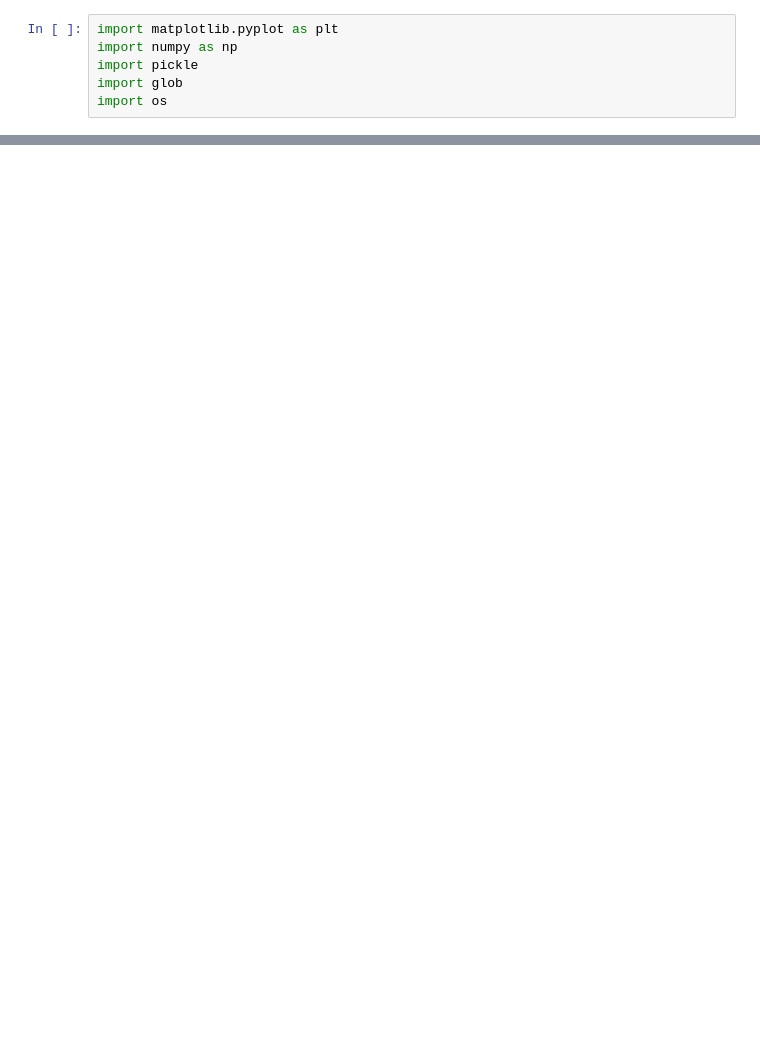
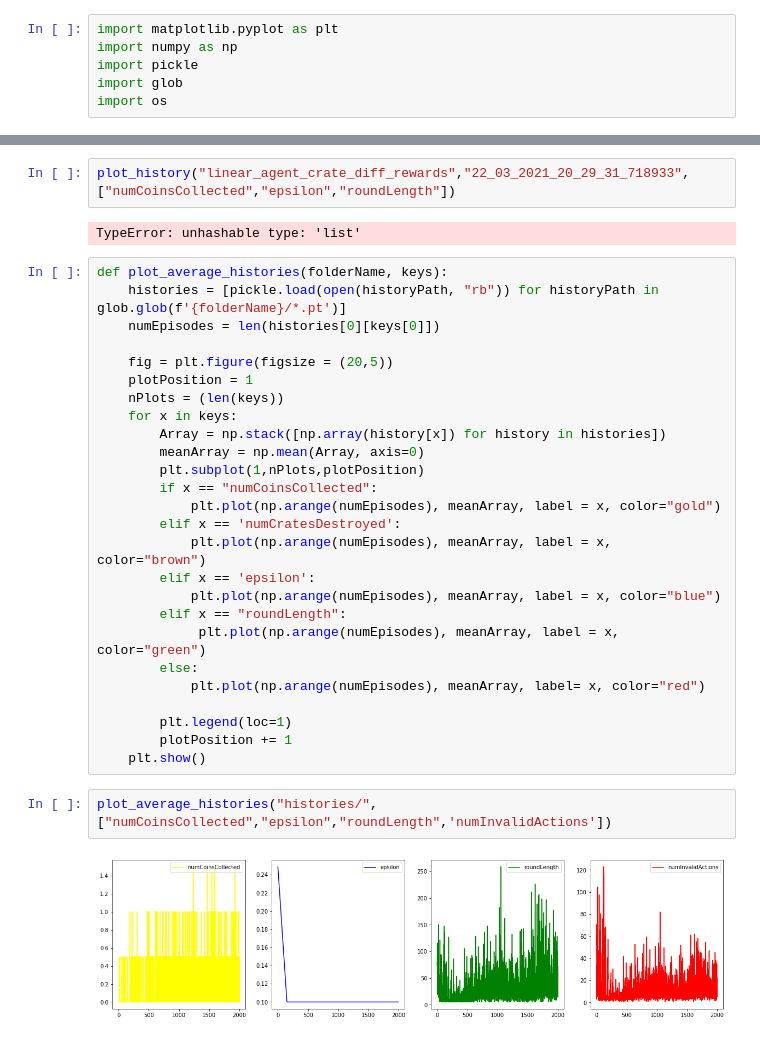
Before and after one commit to hericks/FML, a Jupyter notebook: bomberman_rl/agent_code/linear_agent_crate/monitoring.ipynb, the cells around one changed output, grey strips where cells are left out. Drawn from its saved outputs; the diff is of its cells as text; blank space fills up the shorter version.

Commit message:
monitoring for crate

```diff
--- a/bomberman_rl/agent_code/linear_agent_crate/monitoring.ipynb
+++ b/bomberman_rl/agent_code/linear_agent_crate/monitoring.ipynb
@@ -143,0 +25,34 @@ plotAverageHistory("histories/linear_agent_4_look_around_disc=0.7")
+# %%
+plot_history("linear_agent_crate_diff_rewards","22_03_2021_20_29_31_718933", ["numCoinsCollected","epsilon","roundLength"])
+# %% [output]
+TypeError: unhashable type: 'list'
+# %%
+def plot_average_histories(folderName, keys):
+    histories = [pickle.load(open(historyPath, "rb")) for historyPath in glob.glob(f'{folderName}/*.pt')]
+    numEpisodes = len(histories[0][keys[0]])
+
+    fig = plt.figure(figsize = (20,5))
+    plotPosition = 1
+    nPlots = (len(keys))
+    for x in keys:
+        Array = np.stack([np.array(history[x]) for history in histories])
+        meanArray = np.mean(Array, axis=0)
+        plt.subplot(1,nPlots,plotPosition)
+        if x == "numCoinsCollected":
+            plt.plot(np.arange(numEpisodes), meanArray, label = x, color="gold")
+        elif x == 'numCratesDestroyed':
+            plt.plot(np.arange(numEpisodes), meanArray, label = x, color="brown")
+        elif x == 'epsilon':
+            plt.plot(np.arange(numEpisodes), meanArray, label = x, color="blue")
+        elif x == "roundLength":
+             plt.plot(np.arange(numEpisodes), meanArray, label = x, color="green")
+        else:
+            plt.plot(np.arange(numEpisodes), meanArray, label= x, color="red")
+
+        plt.legend(loc=1)
+        plotPosition += 1
+    plt.show()
+# %%
+plot_average_histories("histories/",["numCoinsCollected","epsilon","roundLength",'numInvalidActions'])
+# %% [output]
+[figure, added]
```
Also changed, not shown: parts of 35 cells of this notebook.
